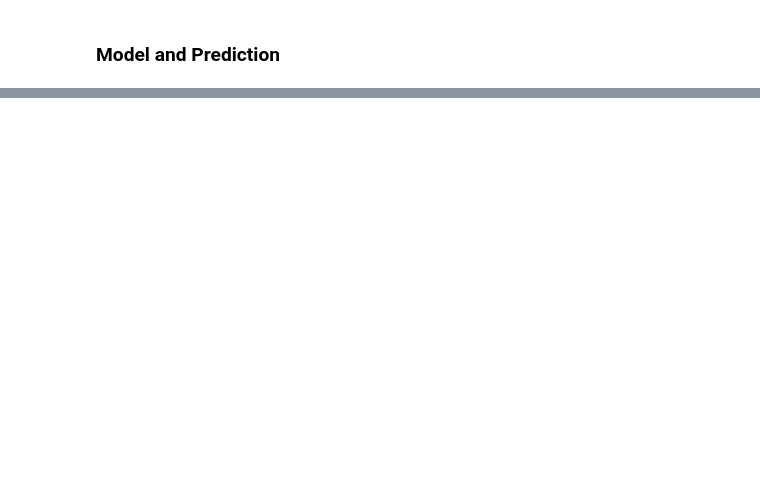
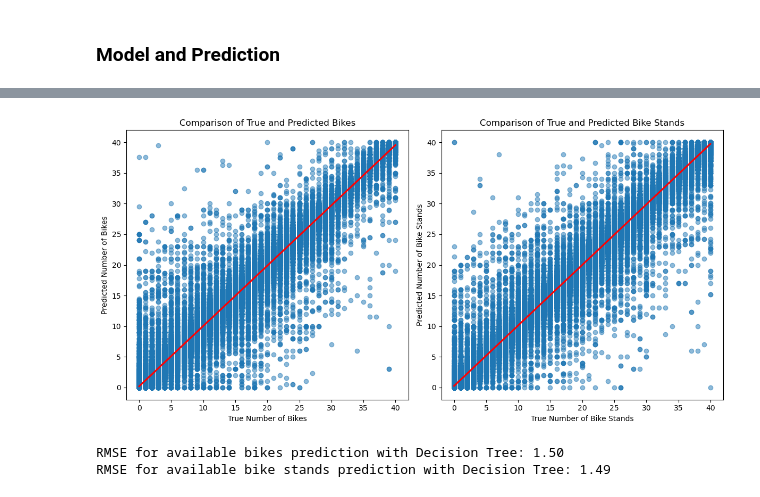
Before and after one commit to shalineraghupathy/Software-Engineering, a Jupyter notebook: DublinBikes/models/model.ipynb, the cells around one changed output, grey strips where cells are left out. Drawn from its saved outputs; the diff is of its cells as text; code cells hidden in the pictures; blank space fills up the shorter version.

Commit message:
add models evaluation and use graph to show the true and prediction results

```diff
--- a/DublinBikes/models/model.ipynb
+++ b/DublinBikes/models/model.ipynb
@@ -670,3 +733,48 @@ RMSE for available bike stands prediction with Decision Tree: 1.48
+# %%
+# Perform predictions
+y_pred_bikes_dt = dt_bikes.predict(X_test_bikes)
+y_pred_stands_dt = dt_stands.predict(X_test_stands)
+
+# Append predictions and true values to the test data for plotting
+test_data_bikes = X_test_bikes.copy()
+test_data_bikes['True Bikes'] = y_test_bikes
+test_data_bikes['Predicted Bikes'] = y_pred_bikes_dt
+
+test_data_stands = X_test_stands.copy()
+test_data_stands['True Stands'] = y_test_stands
+test_data_stands['Predicted Stands'] = y_pred_stands_dt
+
+# Plotting
+plt.figure(figsize=(12, 6))
+
+# Plot for bikes
+plt.subplot(1, 2, 1)
+sns.regplot(x='True Bikes', y='Predicted Bikes', data=test_data_bikes, scatter_kws={'alpha':0.5}, line_kws={'color':'red'})
+plt.title('Comparison of True and Predicted Bikes')
+plt.xlabel('True Number of Bikes')
+plt.ylabel('Predicted Number of Bikes')
+
+# Plot for stands
+plt.subplot(1, 2, 2)
+sns.regplot(x='True Stands', y='Predicted Stands', data=test_data_stands, scatter_kws={'alpha':0.5}, line_kws={'color':'red'})
+plt.title('Comparison of True and Predicted Bike Stands')
+plt.xlabel('True Number of Bike Stands')
+plt.ylabel('Predicted Number of Bike Stands')
+
+plt.tight_layout()
+plt.show()
+
+# Performance evaluation
+rmse_bikes_dt = mean_squared_error(y_test_bikes, y_pred_bikes_dt, squared=False)
+rmse_stands_dt = mean_squared_error(y_test_stands, y_pred_stands_dt, squared=False)
+# %% [output]
+[figure, added]
+# %%
+print(f"RMSE for available bikes prediction with Decision Tree: {rmse_bikes_dt:.2f}")
+print(f"RMSE for available bike stands prediction with Decision Tree: {rmse_stands_dt:.2f}")
+# %% [output]
+RMSE for available bikes prediction with Decision Tree: 1.50
+RMSE for available bike stands prediction with Decision Tree: 1.49
 # %%
 with open('dt_bikes_model.pickle', 'wb') as f:
     pickle.dump(dt_bikes, f)
```
Also changed, not shown: parts of 24 cells of this notebook.
